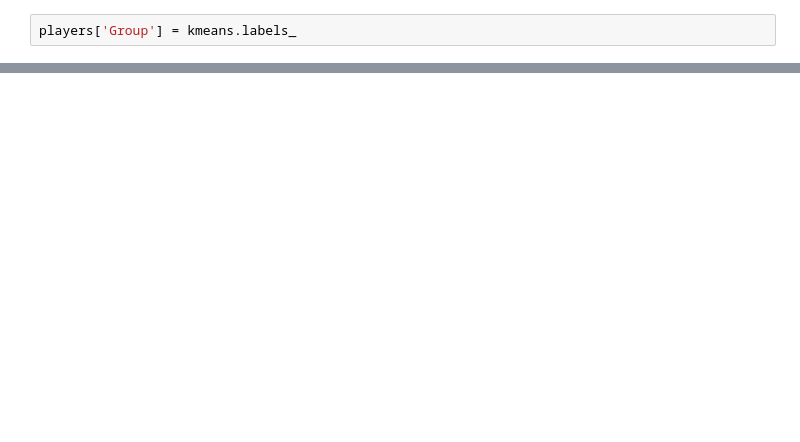
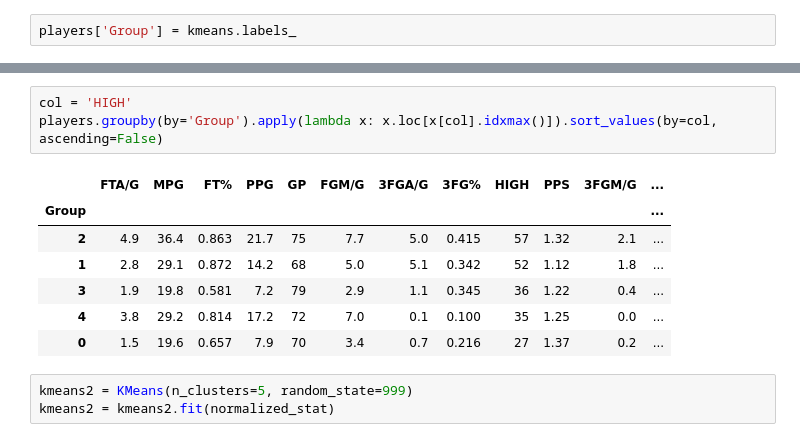
Before and after one commit to genzj/machine-learning-training-course, a Jupyter notebook: 05-kmeans-clustering/kmeans-sklearn.ipynb, the cells around one changed output, grey strips where cells are left out. Cells and saved outputs as stored; diff of their text form; blank space fills up the shorter version.

```diff
--- a/05-kmeans-clustering/kmeans-sklearn.ipynb
+++ b/05-kmeans-clustering/kmeans-sklearn.ipynb
@@ -68,0 +79,14 @@ pd.concat([players[james_group], distances], axis=1).sort_values(by='Distance')
+# %%
+col = 'HIGH'
+players.groupby(by='Group').apply(lambda x: x.loc[x[col].idxmax()]).sort_values(by=col, ascending=False)
+# %% [output]
+|  | FTA/G | MPG | FT% | PPG | GP | FGM/G | 3FGA/G | 3FG% | HIGH | PPS | 3FGM/G | ... |
+| Group |  |  |  |  |  |  |  |  |  |  |  | ... |
+| 2 | 4.9 | 36.4 | 0.863 | 21.7 | 75 | 7.7 | 5.0 | 0.415 | 57 | 1.32 | 2.1 | ... |
+| 1 | 2.8 | 29.1 | 0.872 | 14.2 | 68 | 5.0 | 5.1 | 0.342 | 52 | 1.12 | 1.8 | ... |
+| 3 | 1.9 | 19.8 | 0.581 | 7.2 | 79 | 2.9 | 1.1 | 0.345 | 36 | 1.22 | 0.4 | ... |
+| 4 | 3.8 | 29.2 | 0.814 | 17.2 | 72 | 7.0 | 0.1 | 0.100 | 35 | 1.25 | 0.0 | ... |
+| 0 | 1.5 | 19.6 | 0.657 | 7.9 | 70 | 3.4 | 0.7 | 0.216 | 27 | 1.37 | 0.2 | ... |
+# %%
+kmeans2 = KMeans(n_clusters=5, random_state=999)
+kmeans2 = kmeans2.fit(normalized_stat)
```
Also changed, not shown: parts of 5 cells of this notebook, 1 other file.
